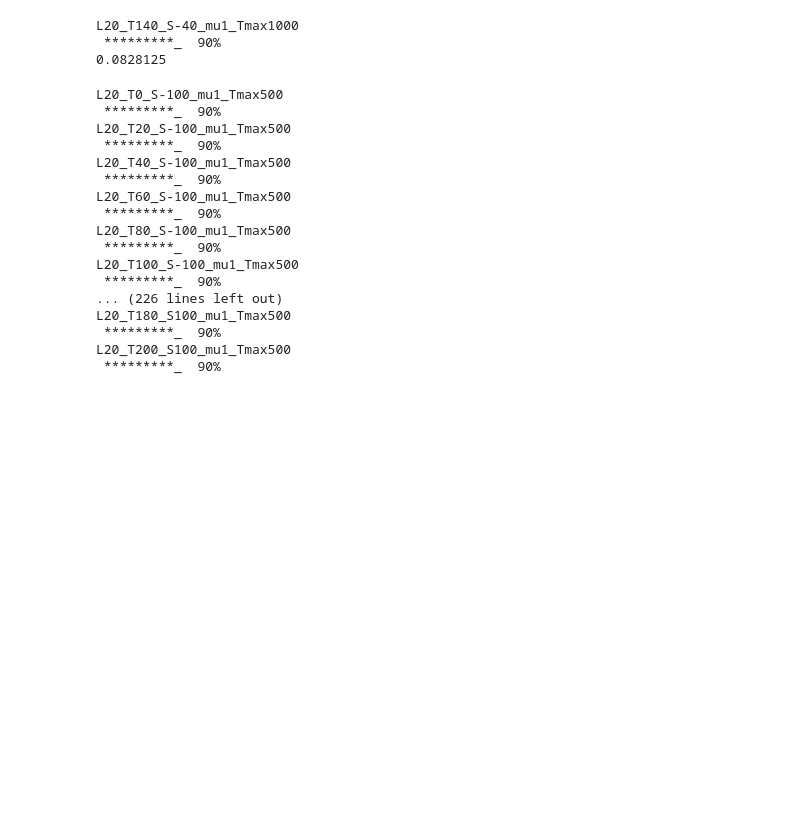
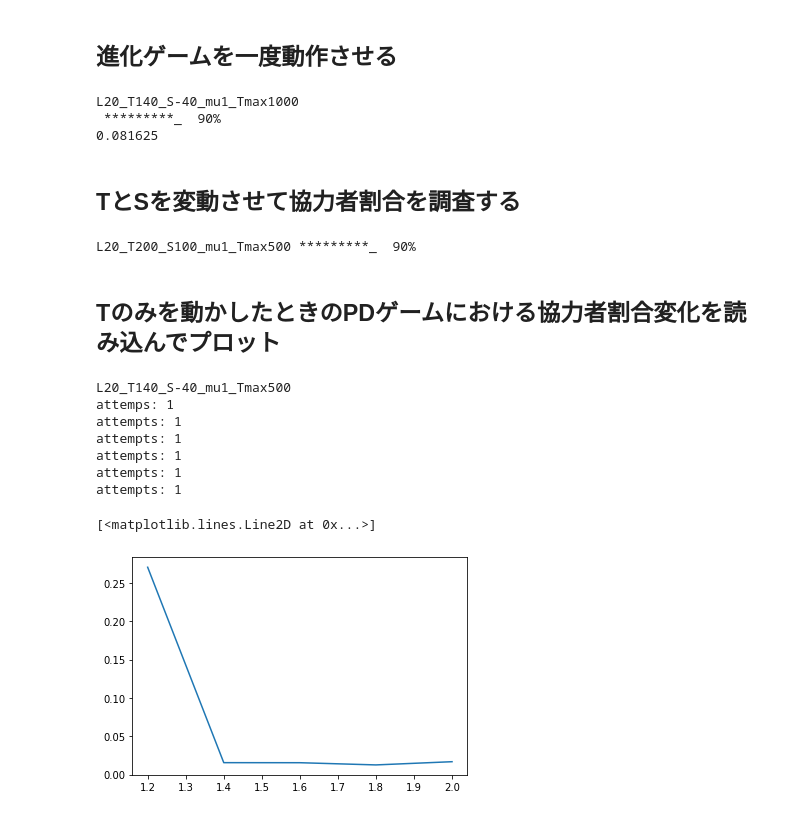
Before and after one commit to miyagawadaiki/my_module, a Jupyter notebook: Sample/EvolGame.ipynb, the cells around one changed output. Saved outputs shown, nothing was run; the diff lists cells and outputs as text; code cells hidden in the pictures; blank space fills up the shorter version.

```diff
--- a/Sample/EvolGame.ipynb
+++ b/Sample/EvolGame.ipynb
@@ -127,47 +168,69 @@ def show_progress(i, MAX_ITER, length, fs='', bs=''):
     if i%(MAX_ITER/length) == 0:
         print(fs, "*"*int(i/(MAX_ITER/length)) + "_"*(length-int(i/(MAX_ITER/length))), \
               f"{int(i/MAX_ITER*100):3d}%", bs, end='\r')
+# %% [markdown]
+## 進化ゲームを一度動作させる
 # %%
+# パラメータを用意
 param = Parameter(); print(param)
 
-eg = EvolGame(param)
-fc = eg.execute(show=True)
+eg = EvolGame(param)         # 進化ゲームを初期化
+fc = eg.execute(show=True)  # 実行
+print()
+
 print(fc)
 # %% [output]
 L20_T140_S-40_mu1_Tmax1000
  *********_  90%
-0.0828125
+0.081625
+# %% [markdown]
+## TとSを変動させて協力者割合を調査する
 # %%
 n = 1
 
+# パラメータを用意
 tmp_param = Parameter(Tmax=500)
 
+# 変数を動かす範囲を定義
 S_array = np.arange(-1.0, 1.05, 0.2)
 T_array = np.arange(0.0,  2.05, 0.2)
 
+# ParamIteratorを使ってSを変動させたパラメータクラスのインスタンスを次々生成させる
 for S_param in sh.ParamIterator(tmp_param, 'S', S_array):
+    # 上記と同様にTを変動させたものを次々生成
     for T_param in sh.ParamIterator(S_param, 'T', T_array):
-        print(T_param)
-        eg = EvolGame(T_param)
+        #print(T_param)
+        eg = EvolGame(T_param)  # 初期化
         for i in range(n):
-            eg.reset()
-            fc = eg.execute(show=True)
-            sfh.add_one_result(T_param, [fc])
+            eg.reset()          # エージェントをリセット
+            fc = eg.execute(show=True, fs=T_param.__str__())  # 実行
+            sfh.add_one_result(T_param, [fc])                  # add_one_resultを用いて結果を蓄積
+
+print()
+print('finished!')
 # %% [output]
-L20_T0_S-100_mu1_Tmax500
- *********_  90%
-L20_T20_S-100_mu1_Tmax500
- *********_  90%
-L20_T40_S-100_mu1_Tmax500
- *********_  90%
-L20_T60_S-100_mu1_Tmax500
- *********_  90%
-L20_T80_S-100_mu1_Tmax500
- *********_  90%
-L20_T100_S-100_mu1_Tmax500
- *********_  90%
-... (226 lines left out)
-L20_T180_S100_mu1_Tmax500
- *********_  90%
-L20_T200_S100_mu1_Tmax500
- *********_  90%
+L20_T200_S100_mu1_Tmax500 *********_  90%
+# %% [markdown]
+## Tのみを動かしたときのPDゲームにおける協力者割合変化を読み込んでプロット
+# %%
+# 基本となるパラメータを用意
+tmp_param = Parameter(S=-0.4, Tmax=500); print(tmp_param)
+
+# Tを動かす範囲を定義
+T_array = np.arange(1.2,  2.05, 0.2)
+
+# get_ave_1Dを用いてTを動かしたときの結果の値を取得する
+# 末尾の[0]は結果の値の中でも最初のものを取得するため（協力者割合や平均利得など結果の量として色々見たい場合もある）
+result = sfh.get_ave_1D(tmp_param, 'T', T_array)[0]
+
+plt.plot(T_array, result)
+# %% [output]
+L20_T140_S-40_mu1_Tmax500
+attemps: 1
+attempts: 1
+attempts: 1
+attempts: 1
+attempts: 1
+attempts: 1
+[<matplotlib.lines.Line2D at 0x...>]
+[figure, added]
```
Also changed, not shown: parts of 14 cells of this notebook, 2 other files.
